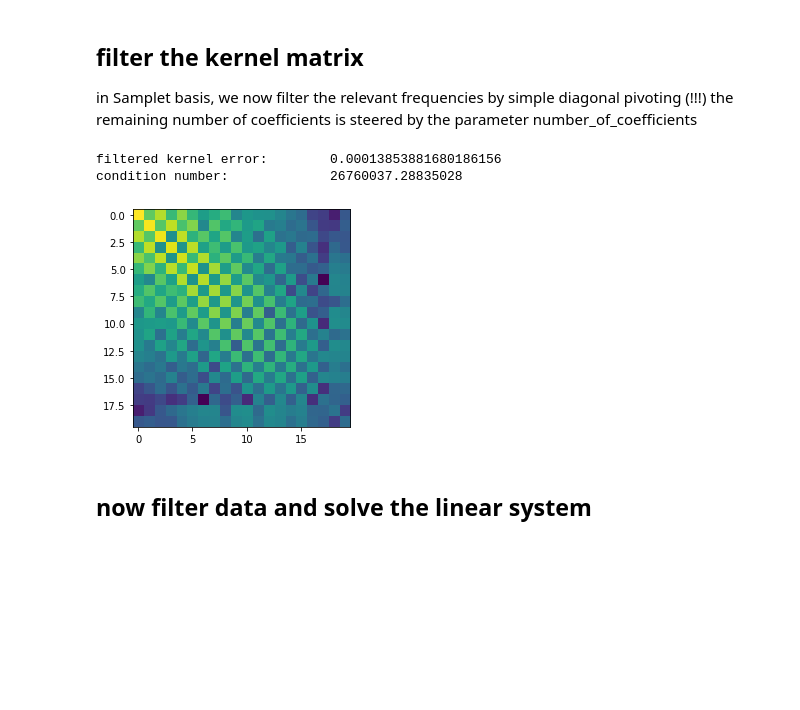
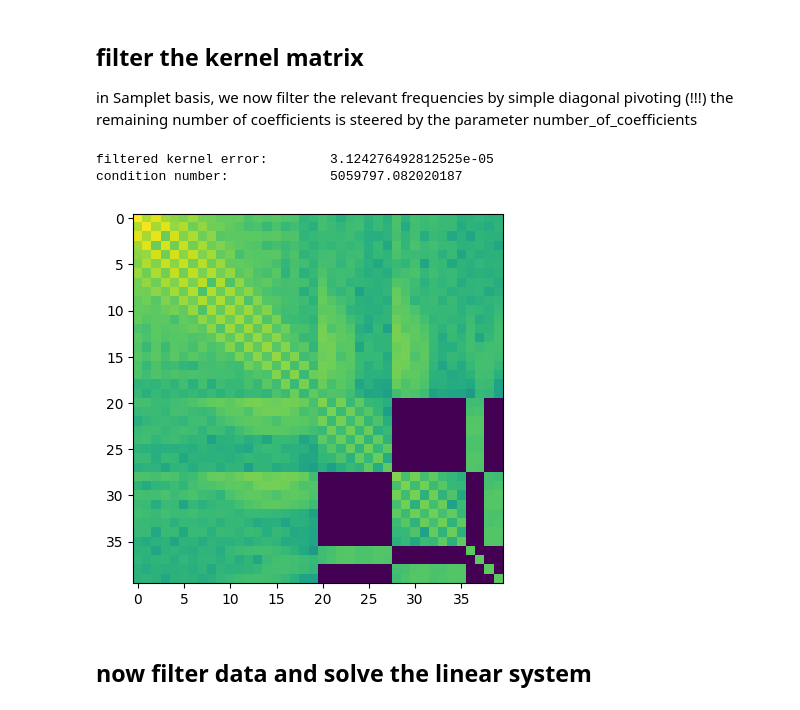
Before and after one commit to muchip/fmca, a Jupyter notebook: py/FMCA_Samplet_GP_Filtering.ipynb, the cells around one changed output. Saved outputs shown, nothing was run; the diff lists cells and outputs as text; code cells hidden in the pictures; blank space fills up the shorter version.

```diff
--- a/py/FMCA_Samplet_GP_Filtering.ipynb
+++ b/py/FMCA_Samplet_GP_Filtering.ipynb
@@ -35,7 +35,7 @@ plt.show()
 We use here a Gaussian kernel
 # %%
 dtilde = 10
-cov = FMCA.CovarianceKernel("GAUSSIAN", 0.25)
+cov = FMCA.CovarianceKernel("MATERN32", 1.)
 plt.plot(pts[0,:], cov.eval(np.array([0.], order='F'), pts)[0,:])
 plt.show()
 start = time.time()
@@ -63,19 +63,19 @@ time kernel compression:      0.43031787872314453 sec.
 ## filter the kernel matrix
 in Samplet basis, we now filter the relevant frequencies by simple diagonal pivoting (!!!) the remaining number of coefficients is steered by the parameter number_of_coefficients
 # %%
-number_of_coefficients = 20
+number_of_coefficients = 40
 idx = np.sort((-K.diagonal()).argsort()[:number_of_coefficients])
 Ksmall = K[np.ix_(idx,idx)]
 Kemb = scipy.sparse.csr_matrix((N,N))
 Kemb[np.ix_(idx,idx)] = Ksmall
 print('filtered kernel error:       ', sla.norm(K-Kemb)/sla.norm(K))
 print('condition number:            ', la.cond(Ksmall.todense()))
 plt.imshow(np.log(np.abs(Ksmall.todense())+1e-16))
 plt.show()
 # %% [output]
-filtered kernel error:        0.00013853881680186156
-condition number:             26760037.28835028
+filtered kernel error:        3.124276492812525e-05
+condition number:             5059797.082020187
-[figure, old version]
+[figure, new version]
 # %% [markdown]
 ## now filter data and solve the linear system
 # %%
```
Also changed, not shown: parts of 4 cells of this notebook, 1 other file.
